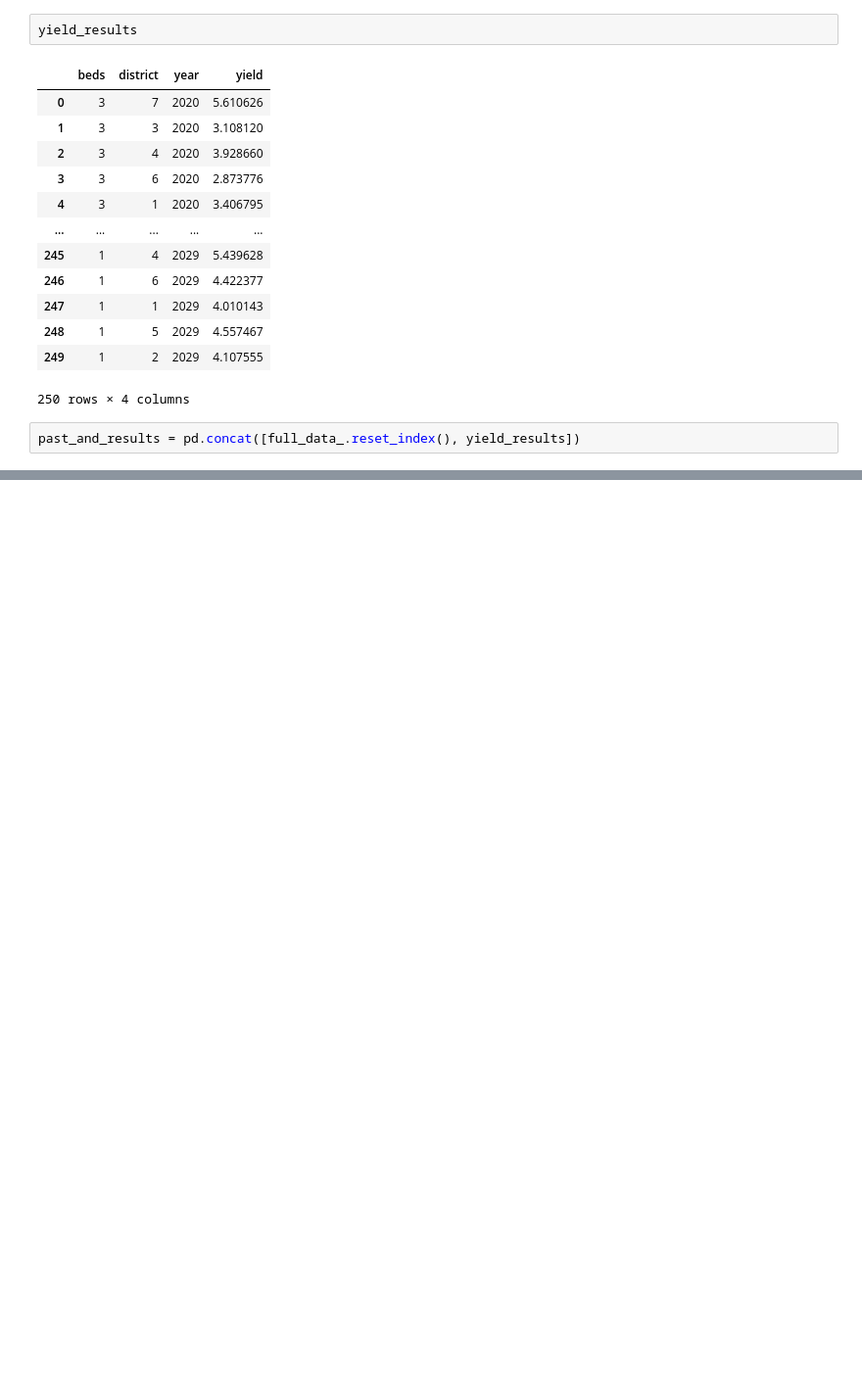
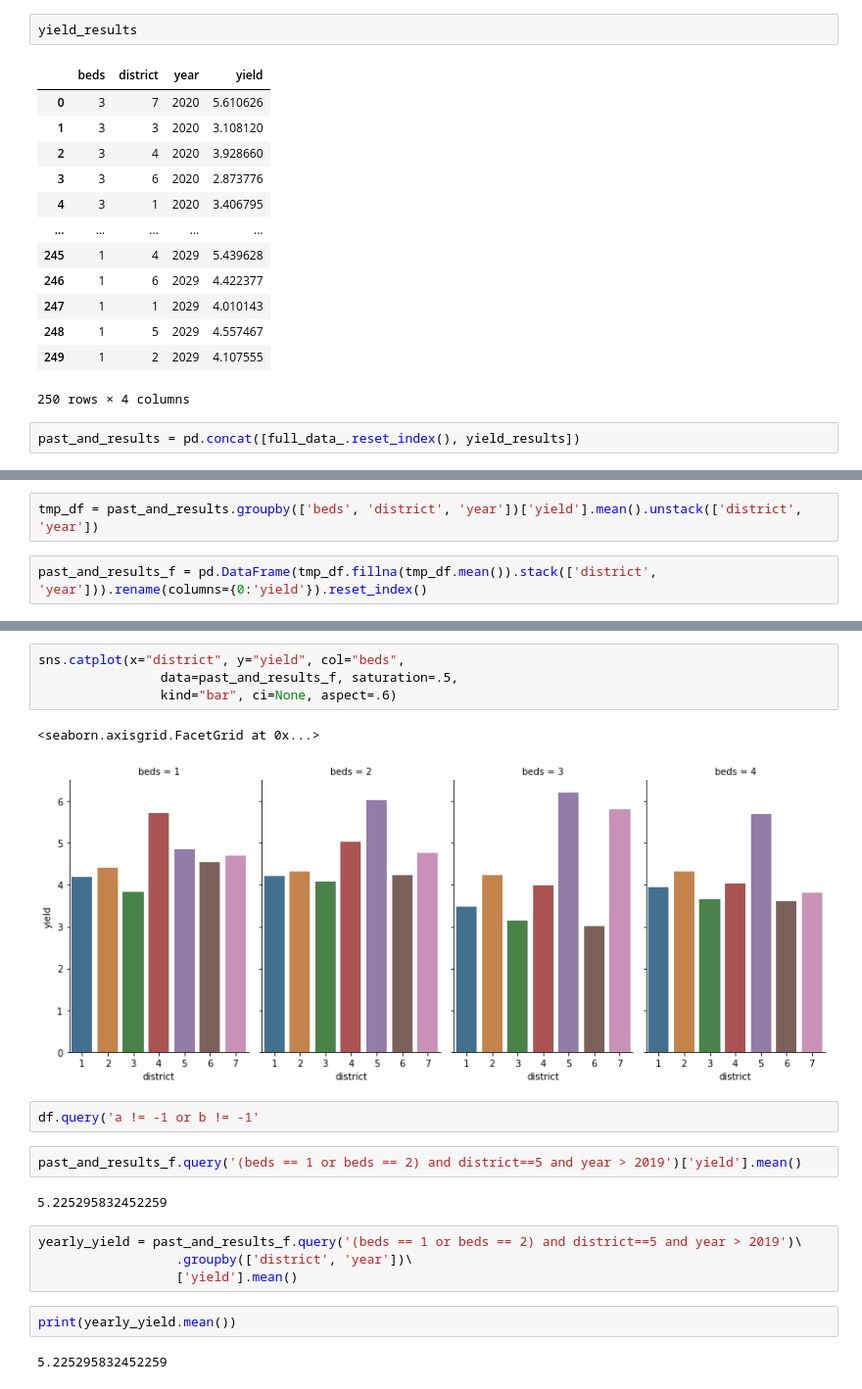
Before and after one commit to angelrureLurtis/LondonNW6, a Jupyter notebook: Part 2 Forecasting Prices and Rents.ipynb, the cells around one changed output, grey strips where cells are left out. Shown at 98% size. Drawn from its saved outputs; the diff is of its cells as text; blank space fills up the shorter version.

```diff
--- a/Part 2 Forecasting Prices and Rents.ipynb
+++ b/Part 2 Forecasting Prices and Rents.ipynb
@@ -1125,0 +1140,4 @@ plt.show()
+# %%
+tmp_df = past_and_results.groupby(['beds', 'district', 'year'])['yield'].mean().unstack(['district', 'year'])
+# %%
+past_and_results_f = pd.DataFrame(tmp_df.fillna(tmp_df.mean()).stack(['district', 'year'])).rename(columns={0:'yield'}).reset_index()
@@ -1125,0 +1176,21 @@ plt.show()
+# %%
+sns.catplot(x="district", y="yield", col="beds",
+                data=past_and_results_f, saturation=.5,
+                kind="bar", ci=None, aspect=.6)
+# %% [output]
+<seaborn.axisgrid.FacetGrid at 0x...>
+[figure, added]
+# %%
+df.query('a != -1 or b != -1'
+# %%
+past_and_results_f.query('(beds == 1 or beds == 2) and district==5 and year > 2019')['yield'].mean()
+# %% [output]
+5.225295832452259
+# %%
+yearly_yield = past_and_results_f.query('(beds == 1 or beds == 2) and district==5 and year > 2019')\
+                  .groupby(['district', 'year'])\
+                  ['yield'].mean()
+# %%
+print(yearly_yield.mean())
+# %% [output]
+5.225295832452259
```
Also changed, not shown: parts of 7 cells of this notebook.
